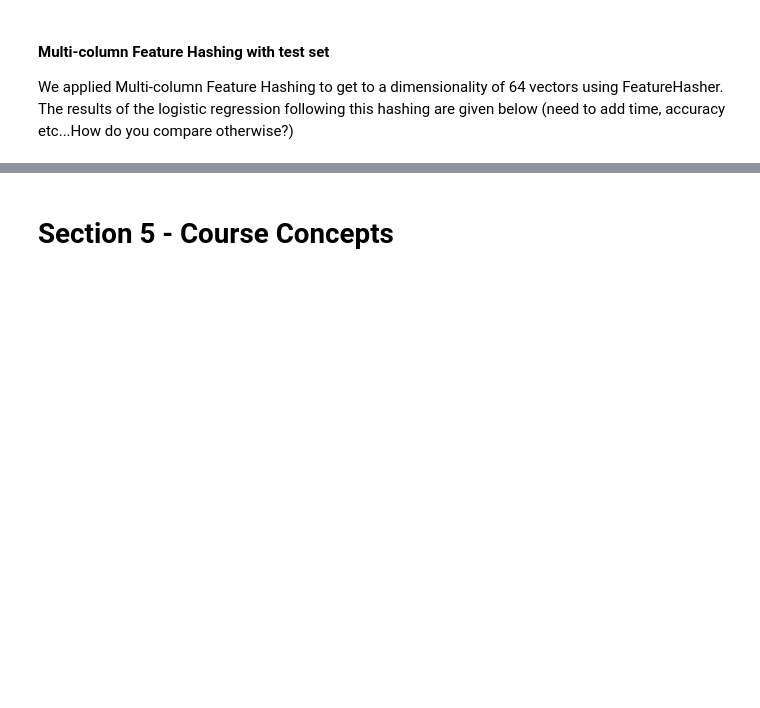
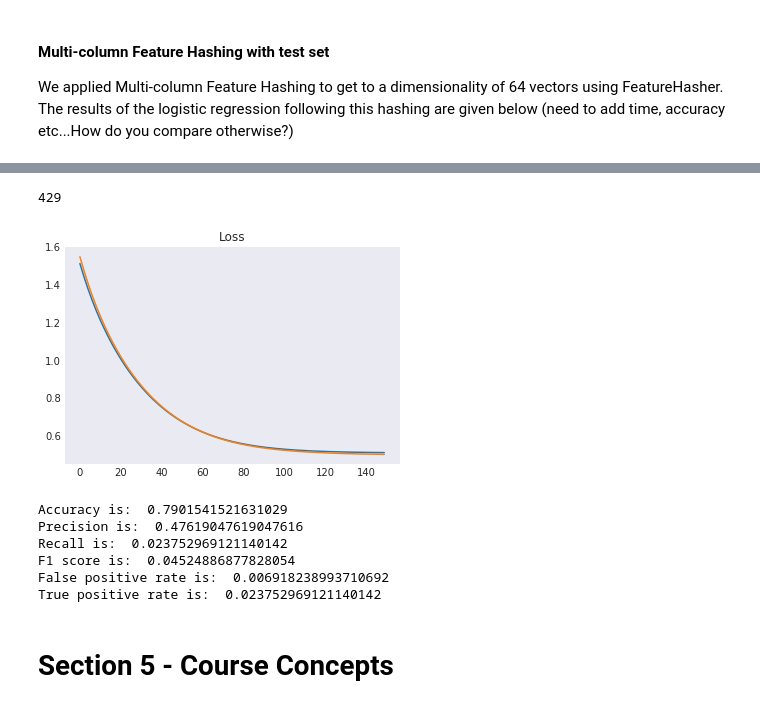
Before and after one commit to vnagapudi/W261_Final_Project, a Jupyter notebook: final_project_SID_LUCA.ipynb, the cells around one changed output, grey strips where cells are left out. Cells and saved outputs as stored; diff of their text form; code cells hidden in the pictures; blank space fills up the shorter version.

Commit message:
added hybrid hash + frequency based approach

```diff
--- a/final_project_SID_LUCA.ipynb
+++ b/final_project_SID_LUCA.ipynb
@@ -1154,0 +1271,13 @@ print(f'number of predicted positives is {res.sum()}')
+# %%
+#Now include this into the logistic regression model
+#Zip numerical and categorical variables
+
+def mergeNumPlusCatRdds(elem):
+    x, y = elem
+    xkey , xval = x
+    merge =  (xkey, np.hstack((xval,y)))
+    return(merge)
+
+numPlusCatRdd3 = normedRDD.zip(hybridCatRdd) \
+                         .map(mergeNumPlusCatRdds)
+numPlusCatRdd3.take(1)
@@ -1155,3 +1302,53 @@ print(f'number of predicted positives is {res.sum()}')
+# %%
+#compute the number of features
+numb_features = np.size(numPlusCatRdd3.first()[1])
+print(numb_features)
+#define baseline model, add one parameter representing the intercept
+BASELINE = np.random.randn(numb_features + 1)
+# %% [output]
+429
+# %%
+#split into train, validation and test sets
+train, validation, test = numPlusCatRdd3.randomSplit([0.6, 0.2, 0.2])
+# %%
+nSteps = 150
+regType = 'ridge'
+regParam = 0.1
+learningRate = 0.1
+
+# run gradient descent
+train_loss, test_loss, model = GDUpdate(train, validation, BASELINE, nSteps, regType=regType,
+                                        regParam=regParam, learningRate=learningRate, verbose = False)
+
+plt.plot(train_loss)
+plt.plot(test_loss)
+plt.title('Loss')
+plt.show()
+# %% [output]
+[figure, added]
+# %%
+# make predictions and compute metrics for treshProb = 0.5
+pred, ntp, ntn, nfp, nfn = makePrediction(validation, model[-1], 0.5)
+
+acc = (ntp+ntn)/(ntp+ntn+nfp+nfn)
+prec = (ntp)/(ntp+nfp)
+rec = (ntp)/(ntp+nfn)
+f1 = 2*prec*rec/(prec+rec)
+fpr = nfp/(ntn+nfp)
+tpr = ntp/(ntp+nfn)
+print('Accuracy is: ', acc)
+print('Precision is: ', prec)
+print('Recall is: ', rec)
+print('F1 score is: ', f1)
+print('False positive rate is: ', fpr)
+print('True positive rate is: ', tpr)
+# %% [output]
+Accuracy is:  0.7901541521631029
+Precision is:  0.47619047619047616
+Recall is:  0.023752969121140142
+F1 score is:  0.04524886877828054
+False positive rate is:  0.006918238993710692
+True positive rate is:  0.023752969121140142
 # %% [markdown]
 # __Section 5__ - Course Concepts
 # %% [markdown]
```
Also changed, not shown: parts of 30 cells of this notebook.
